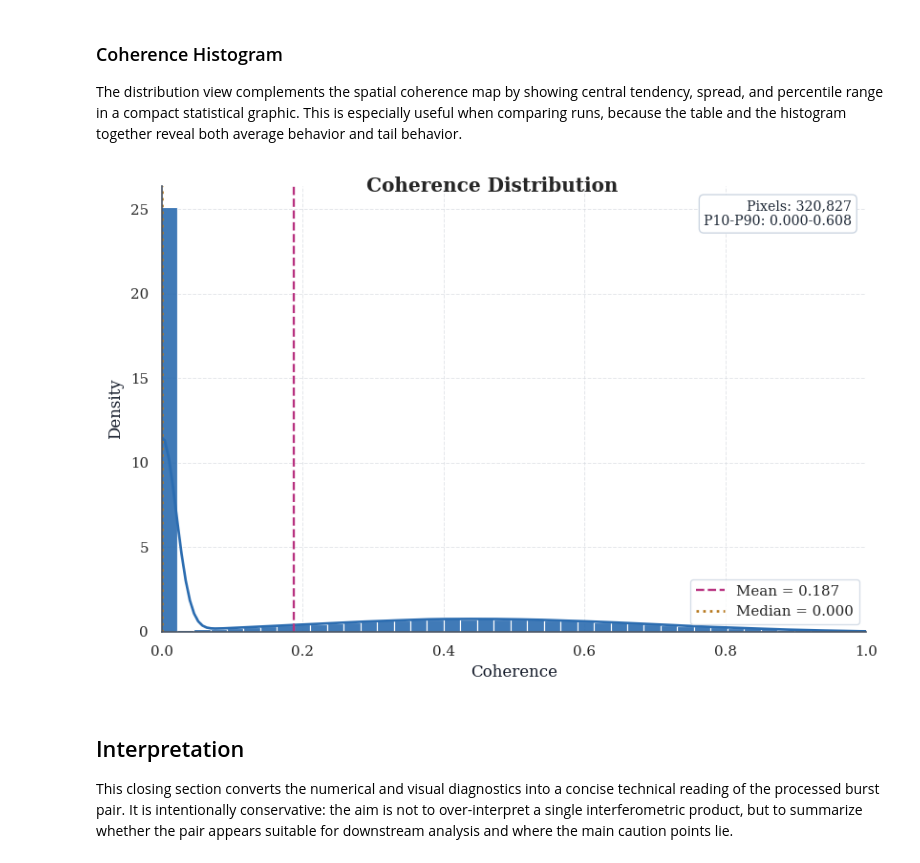
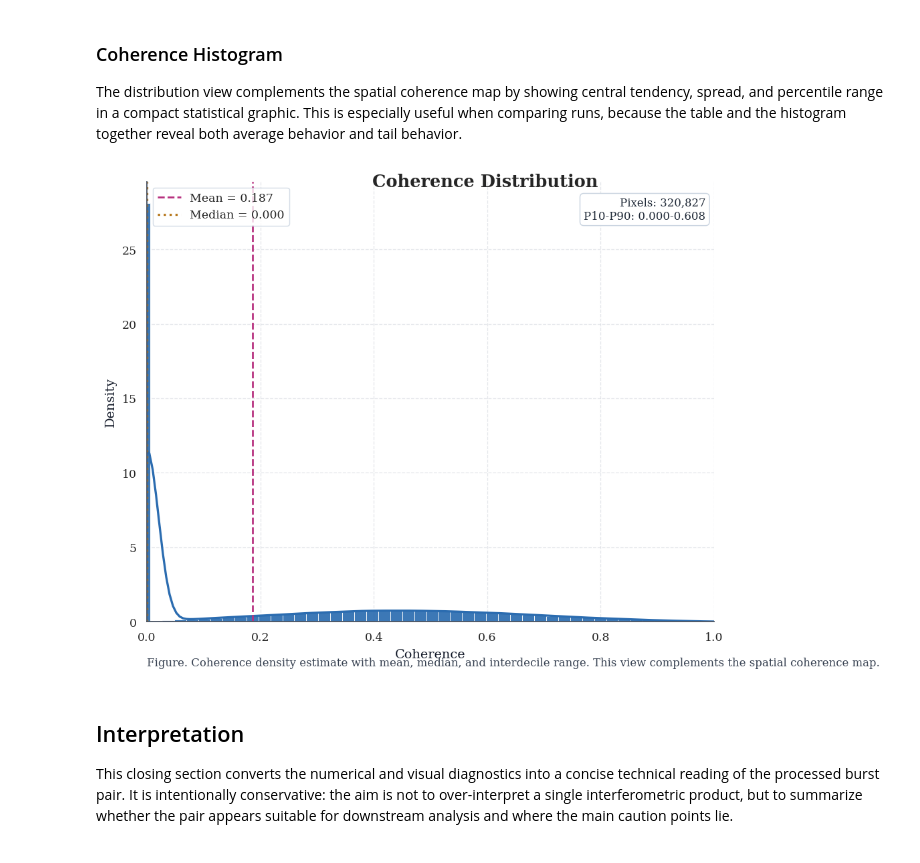
Before and after one commit to sirbastiano/srp, a Jupyter notebook: notebooks/snapflow_v2.ipynb, the cells around one changed output. Saved outputs shown, nothing was run; the diff lists cells and outputs as text; code cells hidden in the pictures.

```diff
--- a/notebooks/snapflow_v2.ipynb
+++ b/notebooks/snapflow_v2.ipynb
@@ -827,49 +846,51 @@ plt.show()
 
 The distribution view complements the spatial coherence map by showing central tendency, spread, and percentile range in a compact statistical graphic. This is especially useful when comparing runs, because the table and the histogram together reveal both average behavior and tail behavior.
 # %%
-fig, ax = plt.subplots(figsize=(6.8, 4.4), constrained_layout=True)
-fig.suptitle("Coherence Distribution", fontsize=12, fontweight="semibold", y=1.01)
+fig, ax = plt.subplots(figsize=(8.7, 5.6), constrained_layout=True)
+fig.suptitle("Coherence Distribution", fontsize=14, fontweight="semibold", y=1.01)
 
 if coherence_data is not None:
     valid = coherence_data[np.isfinite(coherence_data)].ravel()
     sns.histplot(
         x=valid,
-        bins=50,
+        bins=56,
         kde=True,
         stat="density",
         color=IEEE_COLORS["blue"],
         edgecolor="white",
-        alpha=0.9,
-        line_kws={"linewidth": 1.6, "color": IEEE_COLORS["navy"]},
+        linewidth=0.45,
+        alpha=0.92,
+        line_kws={"linewidth": 1.8, "color": IEEE_COLORS["navy"]},
         ax=ax,
     )
     mean_val = float(np.nanmean(valid))
     median_val = float(np.nanmedian(valid))
     p10, p90 = np.nanpercentile(valid, [10, 90])
-    ax.axvline(mean_val, color=IEEE_COLORS["crimson"], linestyle="--", linewidth=1.4, label=f"Mean = {mean_val:.3f}")
-    ax.axvline(median_val, color=IEEE_COLORS["gold"], linestyle=":", linewidth=1.6, label=f"Median = {median_val:.3f}")
+    ax.axvline(mean_val, color=IEEE_COLORS["crimson"], linestyle="--", linewidth=1.5, label=f"Mean = {mean_val:.3f}")
+    ax.axvline(median_val, color=IEEE_COLORS["gold"], linestyle=":", linewidth=1.8, label=f"Median = {median_val:.3f}")
     ax.set_xlabel("Coherence")
     ax.set_ylabel("Density")
     ax.set_xlim(0.0, 1.0)
-    ax.legend(facecolor="white", edgecolor="#cbd5e1")
+    ax.legend(facecolor="white", edgecolor="#cbd5e1", loc="upper left")
     ax.text(
-        0.98,
-        0.97,
+        0.985,
+        0.965,
         f"Pixels: {valid.size:,}\nP10-P90: {p10:.3f}-{p90:.3f}",
         transform=ax.transAxes,
         ha="right",
         va="top",
-        fontsize=8.5,
+        fontsize=9,
         color="#1f2937",
         bbox={"boxstyle": "round,pad=0.35", "facecolor": "white", "edgecolor": "#cbd5e1"},
     )
+    add_panel_caption(ax, "Figure. Coherence density estimate with mean, median, and interdecile range. This view complements the spatial coherence map.")
     sns.despine(ax=ax)
 else:
     mark_empty(ax, "No coherence histogram available")
 
 plt.show()
 # %% [output]
-[figure, old version]
+[figure, new version]
 # %% [markdown]
 ## Interpretation
 
```
Also changed, not shown: parts of 4 cells of this notebook.
